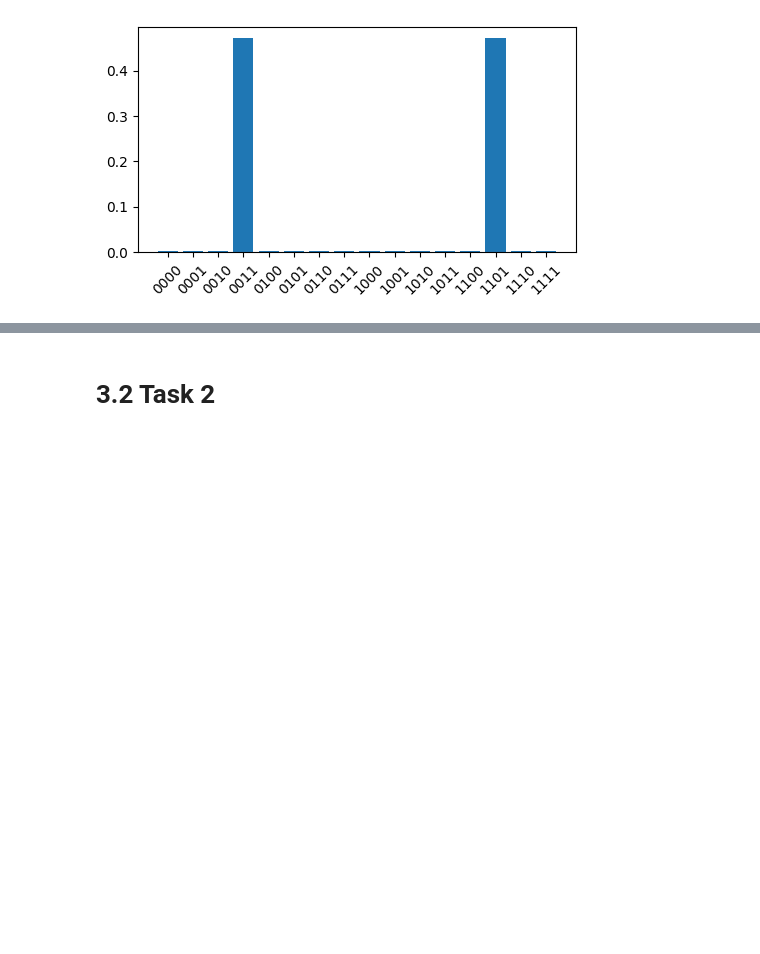
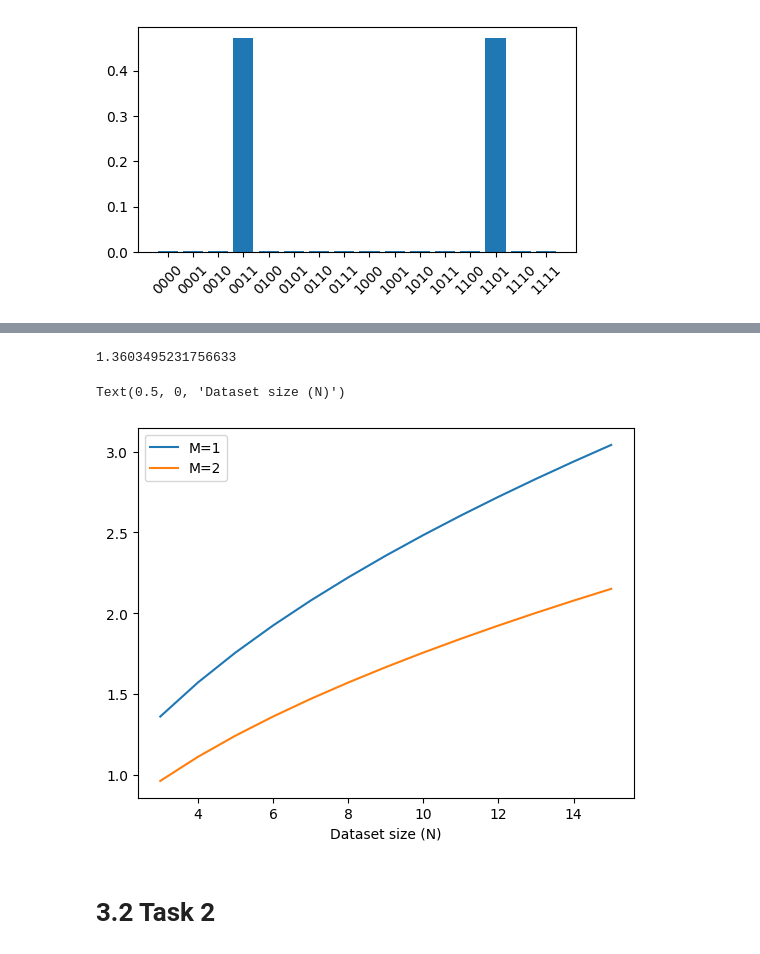
Before and after one commit to gllodra12/qosf_2023_10, a Jupyter notebook: Task_1.ipynb, the cells around one changed output, grey strips where cells are left out. Saved outputs shown, nothing was run; the diff lists cells and outputs as text; code cells hidden in the pictures; blank space fills up the shorter version.

```diff
--- a/Task_1.ipynb
+++ b/Task_1.ipynb
@@ -213,3 +252,20 @@ plt.tight_layout()
+# %%
+np.pi/4*np.sqrt(3)
+# %% [output]
+1.3603495231756633
+# %%
+dataset_sizes = np.arange(3, 16)
+opt_iterations_m1 = np.pi/4*np.sqrt(dataset_sizes)
+opt_iterations_m2 = np.pi/4*np.sqrt(dataset_sizes/2)
+
+plt.plot(dataset_sizes, opt_iterations_m1, label="M=1")
+plt.plot(dataset_sizes, opt_iterations_m2, label="M=2")
+
+plt.legend()
+plt.xlabel("Dataset size (N)")
+# %% [output]
+Text(0.5, 0, 'Dataset size (N)')
+[figure, added]
 # %% [markdown]
 # 3.2 Task 2
 # %% [markdown]
```
Also changed, not shown: parts of 10 cells of this notebook.
